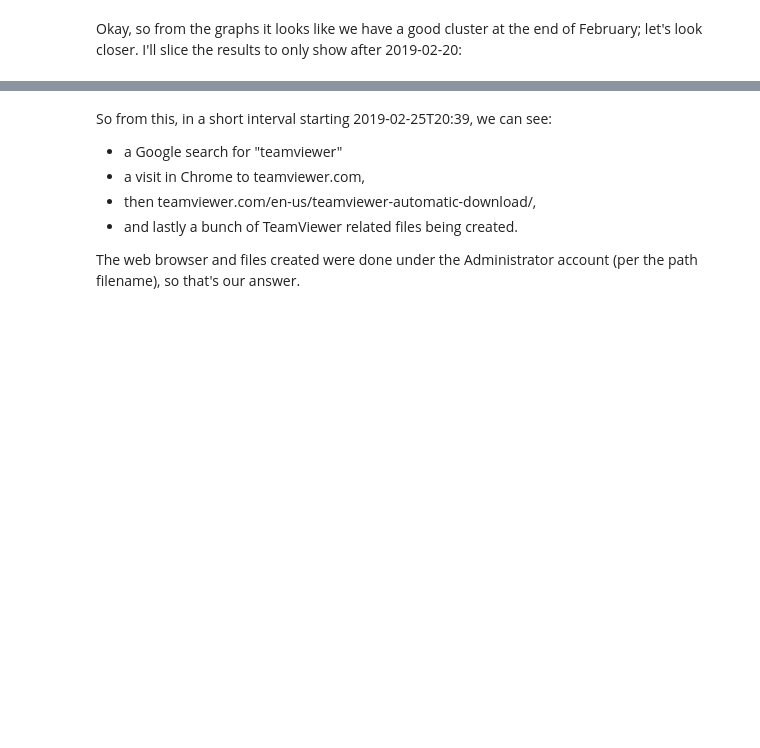
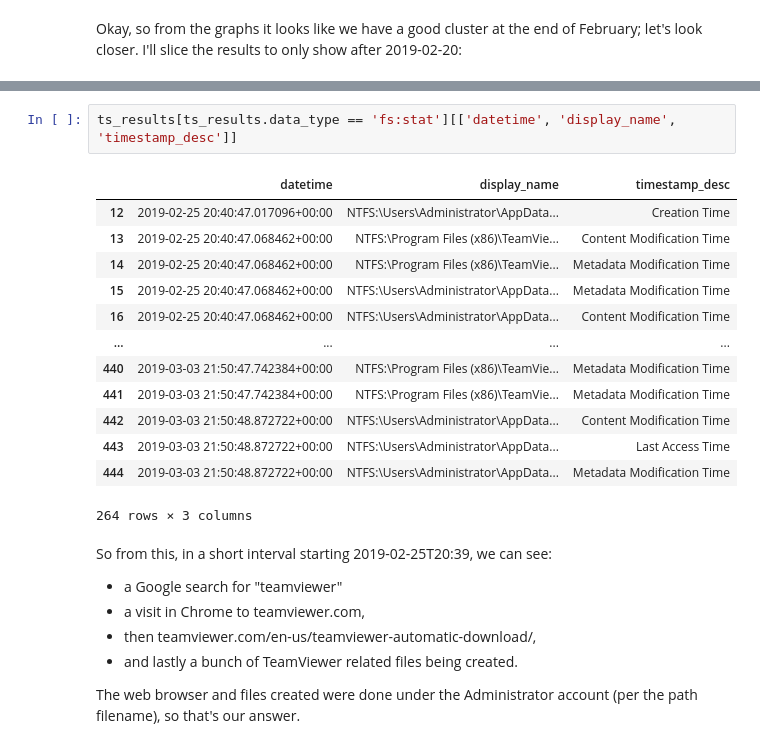
Before and after one commit to google/timesketch, a Jupyter notebook: notebooks/MUS2019_CTF.ipynb, the cells around one changed output, grey strips where cells are left out. Saved outputs shown, nothing was run; the diff lists cells and outputs as text; blank space fills up the shorter version.

```diff
--- a/notebooks/MUS2019_CTF.ipynb
+++ b/notebooks/MUS2019_CTF.ipynb
@@ -209,3 +398,19 @@ ts_results['2019-02-20':][['timestamp_desc','data_type','filename','message']]
+# %%
+ts_results[ts_results.data_type == 'fs:stat'][['datetime', 'display_name', 'timestamp_desc']]
+# %% [output]
+|  | datetime | display_name | timestamp_desc |
+| 12 | 2019-02-25 20:40:47.017096+00:00 | NTFS:\Users\Administrator\AppData... | Creation Time |
+| 13 | 2019-02-25 20:40:47.068462+00:00 | NTFS:\Program Files (x86)\TeamVie... | Content Modification Time |
+| 14 | 2019-02-25 20:40:47.068462+00:00 | NTFS:\Program Files (x86)\TeamVie... | Metadata Modification Time |
+| 15 | 2019-02-25 20:40:47.068462+00:00 | NTFS:\Users\Administrator\AppData... | Metadata Modification Time |
+| 16 | 2019-02-25 20:40:47.068462+00:00 | NTFS:\Users\Administrator\AppData... | Content Modification Time |
+| ... | ... | ... | ... |
+| 440 | 2019-03-03 21:50:47.742384+00:00 | NTFS:\Program Files (x86)\TeamVie... | Metadata Modification Time |
+| 441 | 2019-03-03 21:50:47.742384+00:00 | NTFS:\Program Files (x86)\TeamVie... | Metadata Modification Time |
+| 442 | 2019-03-03 21:50:48.872722+00:00 | NTFS:\Users\Administrator\AppData... | Content Modification Time |
+| 443 | 2019-03-03 21:50:48.872722+00:00 | NTFS:\Users\Administrator\AppData... | Last Access Time |
+| 444 | 2019-03-03 21:50:48.872722+00:00 | NTFS:\Users\Administrator\AppData... | Metadata Modification Time |
+264 rows × 3 columns
 # %% [markdown]
 So from this, in a short interval starting 2019-02-25T20:39, we can see:
 *  a Google search for "teamviewer"
```
Also changed, not shown: parts of 41 cells of this notebook.
